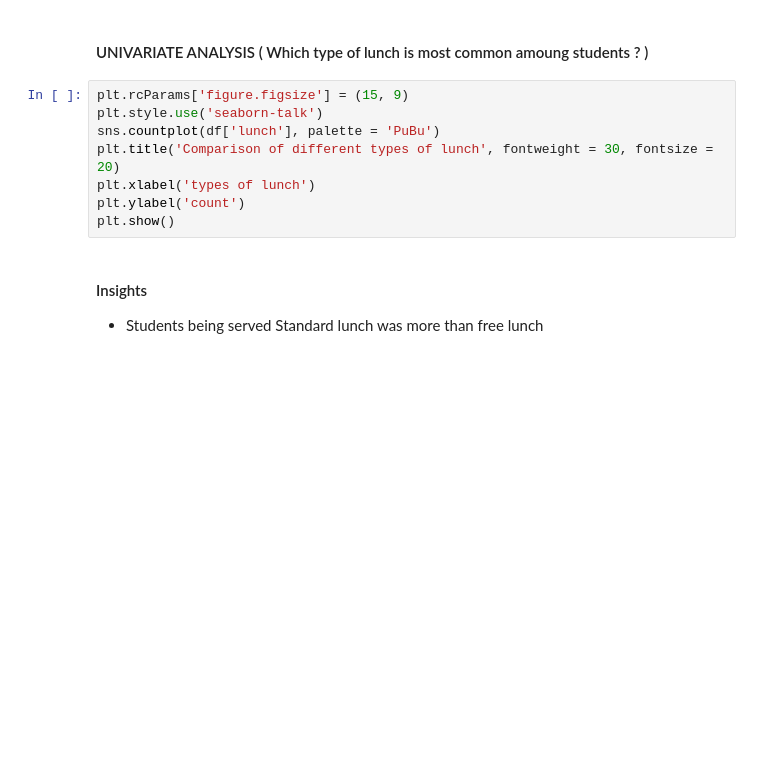
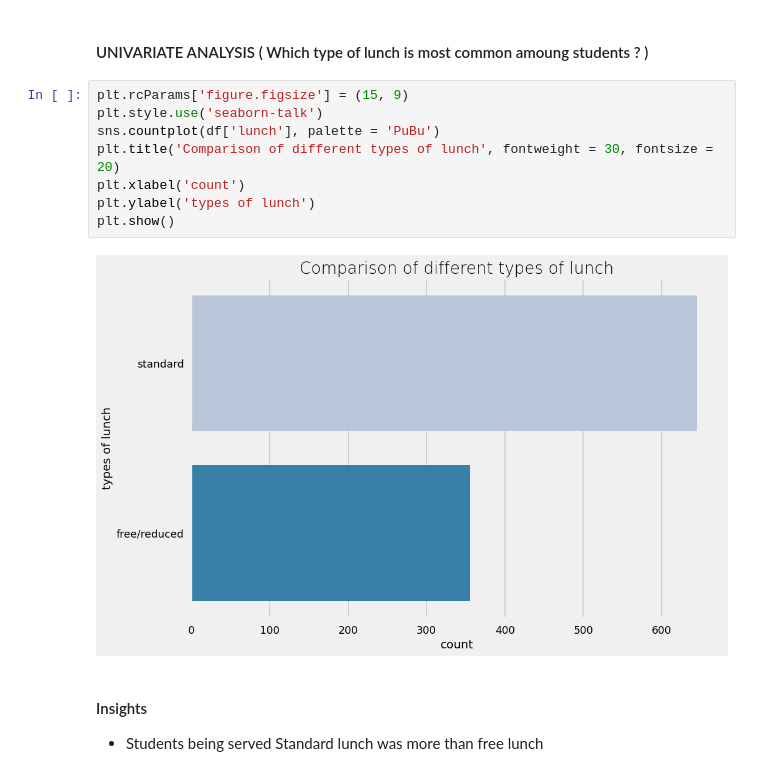
Before and after one commit to AntonioMariaFiscarelli/EDAStudentPerformancePrediction, a Jupyter notebook: notebook/1 . EDA STUDENT PERFORMANCE .ipynb, the cells around one changed output. Drawn from its saved outputs; the diff is of its cells as text; blank space fills up the shorter version.

```diff
--- a/notebook/1 . EDA STUDENT PERFORMANCE .ipynb
+++ b/notebook/1 . EDA STUDENT PERFORMANCE .ipynb
@@ -544,11 +547,13 @@ plt.show()
 # %%
 plt.rcParams['figure.figsize'] = (15, 9)
 plt.style.use('seaborn-talk')
 sns.countplot(df['lunch'], palette = 'PuBu')
 plt.title('Comparison of different types of lunch', fontweight = 30, fontsize = 20)
-plt.xlabel('types of lunch')
-plt.ylabel('count')
+plt.xlabel('count')
+plt.ylabel('types of lunch')
 plt.show()
+# %% [output]
+[figure, added]
 # %% [markdown]
 #### Insights
 - Students being served Standard lunch was more than free lunch
```
Also changed, not shown: parts of 5 cells of this notebook.
